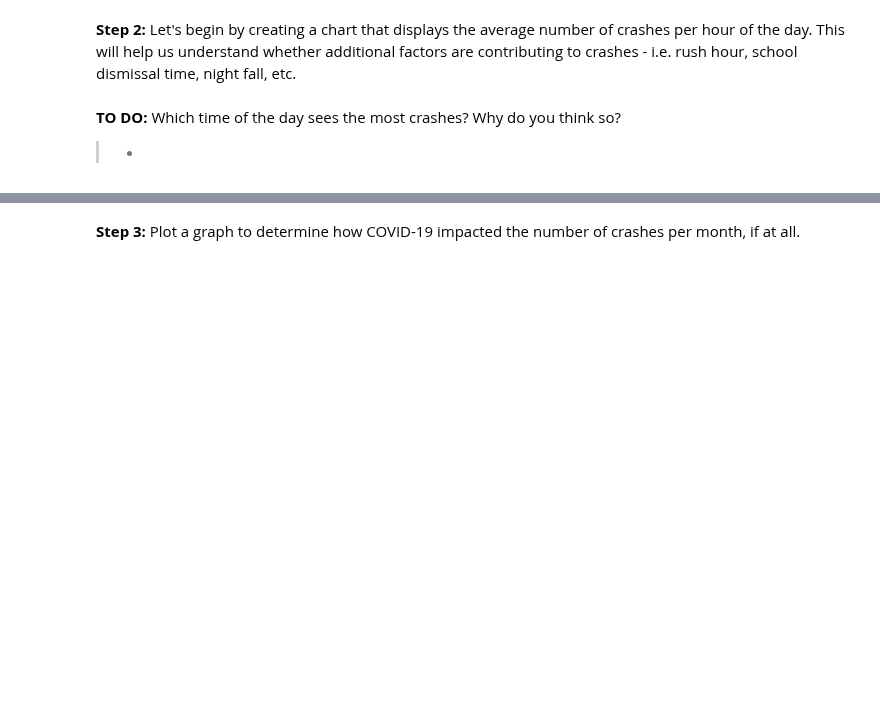
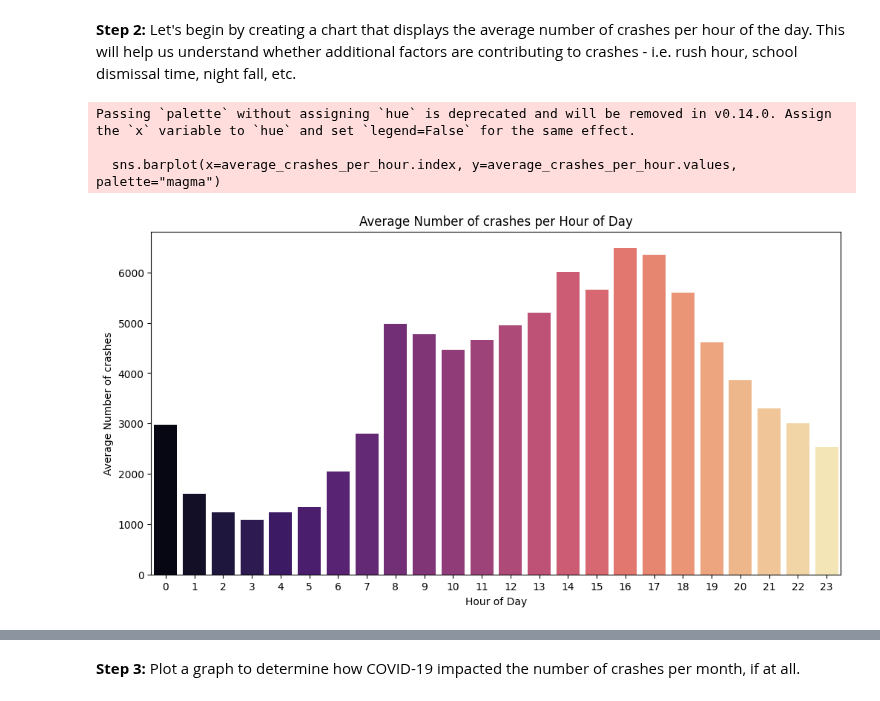
Before and after one commit to chipojaya1/myNEBDHub, a Jupyter notebook: Explorer_TDSP_Chipo_Jaya.ipynb, the cells around one changed output, grey strips where cells are left out. Drawn from its saved outputs; the diff is of its cells as text; code cells hidden in the pictures; blank space fills up the shorter version.

```diff
--- a/Explorer_TDSP_Chipo_Jaya.ipynb
+++ b/Explorer_TDSP_Chipo_Jaya.ipynb
@@ -380,31 +387,32 @@ Review one or more of the following resources and tell us what you learned about
 # %%
 import matplotlib.pyplot as plt
 import seaborn as sns
 import pandas as pd
 
 # Load the dataset
-file_path = "__________"
+file_path = "/content/drive/MyDrive/TDSP Project/Motor_Vehicle_Collisions_-_Crashes_20250521.csv"
 data = pd.read_csv(file_path)
 
 # Convert 'CRASH DATE' and 'CRASH TIME' to datetime
 data['CRASH DATE'] = pd.to_datetime(data['CRASH DATE'])
-data['CRASH TIME'] = __________, format='%H:%M')
+data['CRASH TIME'] = pd.to_datetime(data['CRASH TIME'], errors='coerce', format='%H:%M')
 
 # Time of Day Analysis
 data['Hour of Day'] = data['CRASH TIME'].dt.hour
 
 # Group by 'Hour of Day' and calculate the average number of crashes per hour
 average_crashes_per_hour = data.groupby('Hour of Day').size() / data['Hour of Day'].nunique()
 
 # Plot the average number of crashes
 plt.figure(figsize=(12, 6))
-sns.barplot(x=__________, y=__________)
+sns.barplot(x=average_crashes_per_hour.index, y=average_crashes_per_hour.values, palette="magma")
 plt.title('Average Number of crashes per Hour of Day')
 plt.xlabel('Hour of Day')
 plt.ylabel('Average Number of crashes')
 plt.xticks(range(0, 24))
 plt.show()
+# %% [output]
+Passing `palette` without assigning `hue` is deprecated and will be removed in v0.14.0. Assign the `x` variable to `hue` and set `legend=False` for the same effect.
+
+  sns.barplot(x=average_crashes_per_hour.index, y=average_crashes_per_hour.values, palette="magma")
+[figure, added]
-# %% [markdown]
-**TO DO:** Which time of the day sees the most crashes? Why do you think so?
-
-> *
```
Also changed, not shown: parts of 12 cells of this notebook.
